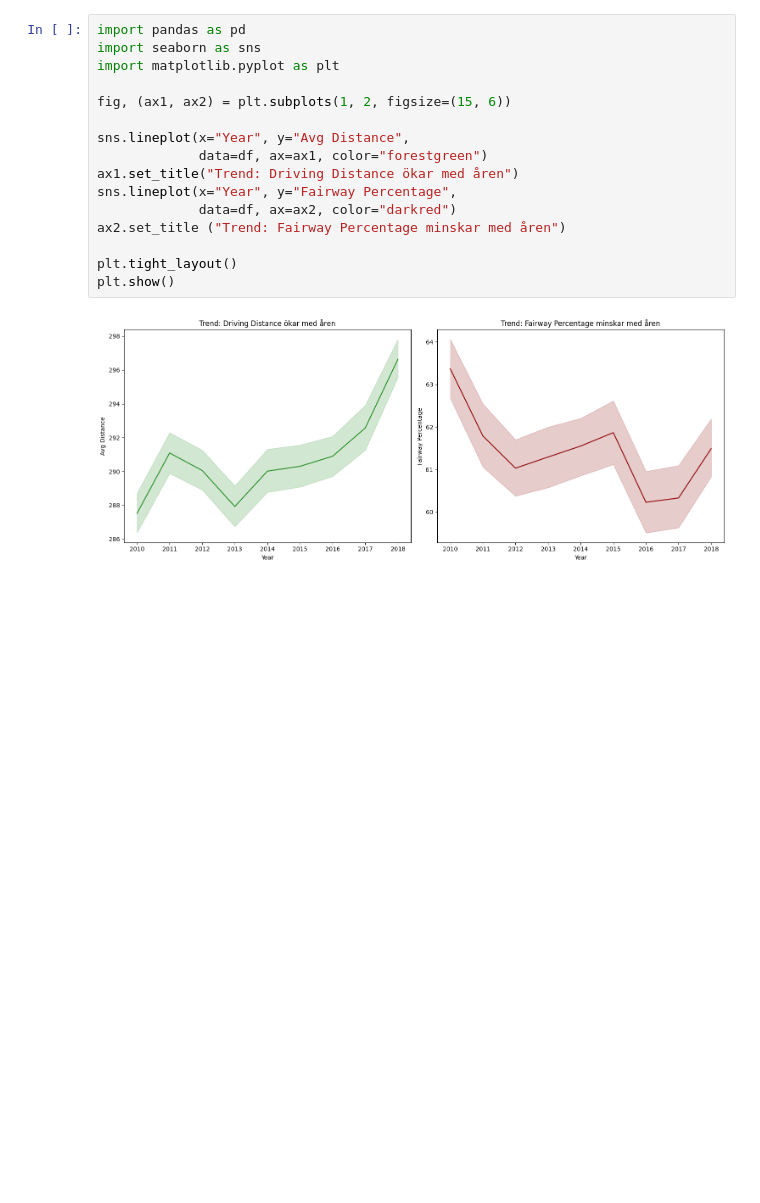
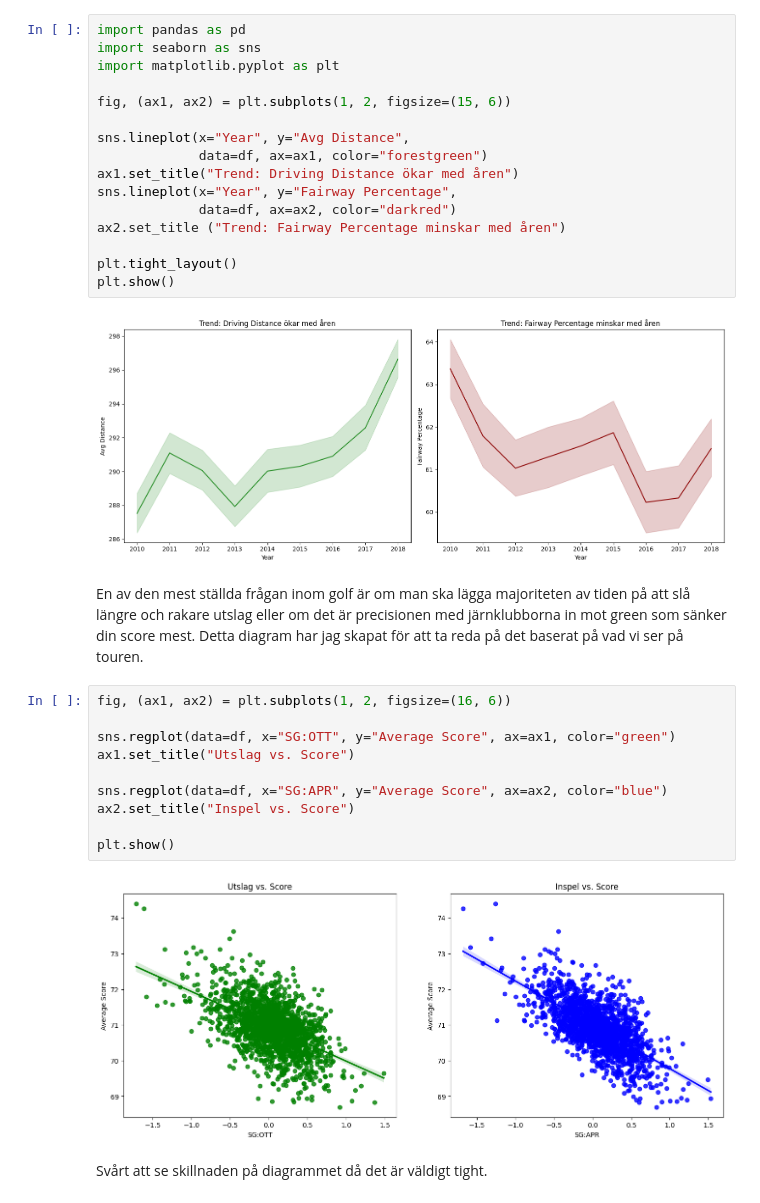
Before and after one commit to FiliphVal/golfdiagram, a Jupyter notebook: Untitled-1.ipynb, the cells around one changed output. Cells and saved outputs as stored; diff of their text form; blank space fills up the shorter version.

Commit message:
diagram if your driver shot or approach shot is the most importan to reach a lower golf score

```diff
--- a/Untitled-1.ipynb
+++ b/Untitled-1.ipynb
@@ -63,3 +63,19 @@ plt.tight_layout()
 plt.show()
 # %% [output]
 [figure]
+# %% [markdown]
+En av den mest ställda frågan inom golf är om man ska lägga majoriteten av tiden på att slå längre och rakare utslag eller om det är precisionen med järnklubborna in mot green som sänker din score mest. Detta diagram har jag skapat för att ta reda på det baserat på vad vi ser på touren.
+# %%
+fig, (ax1, ax2) = plt.subplots(1, 2, figsize=(16, 6))
+
+sns.regplot(data=df, x="SG:OTT", y="Average Score", ax=ax1, color="green")
+ax1.set_title("Utslag vs. Score")
+
+sns.regplot(data=df, x="SG:APR", y="Average Score", ax=ax2, color="blue")
+ax2.set_title("Inspel vs. Score")
+
+plt.show()
+# %% [output]
+[figure, added]
+# %% [markdown]
+Svårt att se skillnaden på diagrammet då det är väldigt tight.
```
Also changed, not shown: parts of 1 cell of this notebook.
